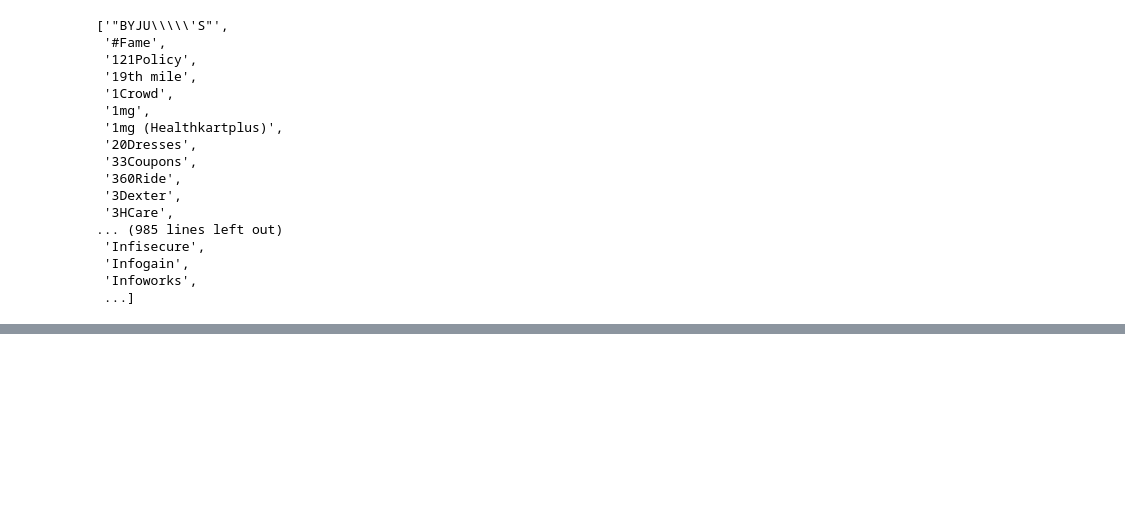
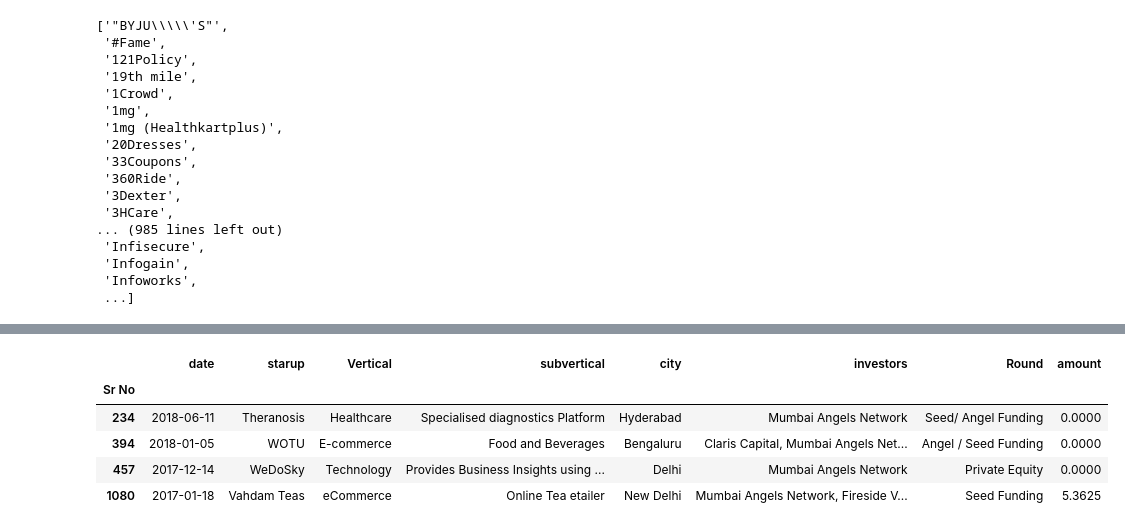
Before and after one commit to manishkumarmj/100_days_ml, a Jupyter notebook: Data visualization_Web_dev/Z_P_Streamlit/Startup_funding_mini_project/temp.ipynb, the cells around one changed output, grey strips where cells are left out. Cells and saved outputs as stored; diff of their text form; code cells hidden in the pictures; blank space fills up the shorter version.

```diff
--- a/Data visualization_Web_dev/Z_P_Streamlit/Startup_funding_mini_project/temp.ipynb
+++ b/Data visualization_Web_dev/Z_P_Streamlit/Startup_funding_mini_project/temp.ipynb
@@ -44,0 +150,3 @@ sorted(df['Startup Name'].unique().tolist())
+# %%
+df["amount"]=df["amount"].apply(to_inr)
+df["amount"]
@@ -44,0 +190,2 @@ sorted(df['Startup Name'].unique().tolist())
+# %%
+df['date']=pd.to_datetime(df['date'])
@@ -44,0 +217,2 @@ sorted(df['Startup Name'].unique().tolist())
+# %%
+df.drop('Remarks', axis=1, inplace=True)
@@ -44,0 +237,3 @@ sorted(df['Startup Name'].unique().tolist())
+# %%
+df = df.dropna(subset= ['date','starup','Vertical','city','investors','Round','amount'])
+df.shape
@@ -44,0 +320,9 @@ sorted(df['Startup Name'].unique().tolist())
+# %%
+df[df["investors"].str.contains('Mumbai Angels Network')]
+# %% [output]
+|  | date | starup | Vertical | subvertical | city | investors | Round | amount |
+| Sr No |  |  |  |  |  |  |  |  |
+| 234 | 2018-06-11 | Theranosis | Healthcare | Specialised diagnostics Platform | Hyderabad | Mumbai Angels Network | Seed/ Angel Funding | 0.0000 |
+| 394 | 2018-01-05 | WOTU | E-commerce | Food and Beverages | Bengaluru | Claris Capital, Mumbai Angels Net... | Angel / Seed Funding | 0.0000 |
+| 457 | 2017-12-14 | WeDoSky | Technology | Provides Business Insights using ... | Delhi | Mumbai Angels Network | Private Equity | 0.0000 |
+| 1080 | 2017-01-18 | Vahdam Teas | eCommerce | Online Tea etailer | New Delhi | Mumbai Angels Network, Fireside V... | Seed Funding | 5.3625 |
```
Also changed, not shown: parts of 30 cells of this notebook, 4 other files.
